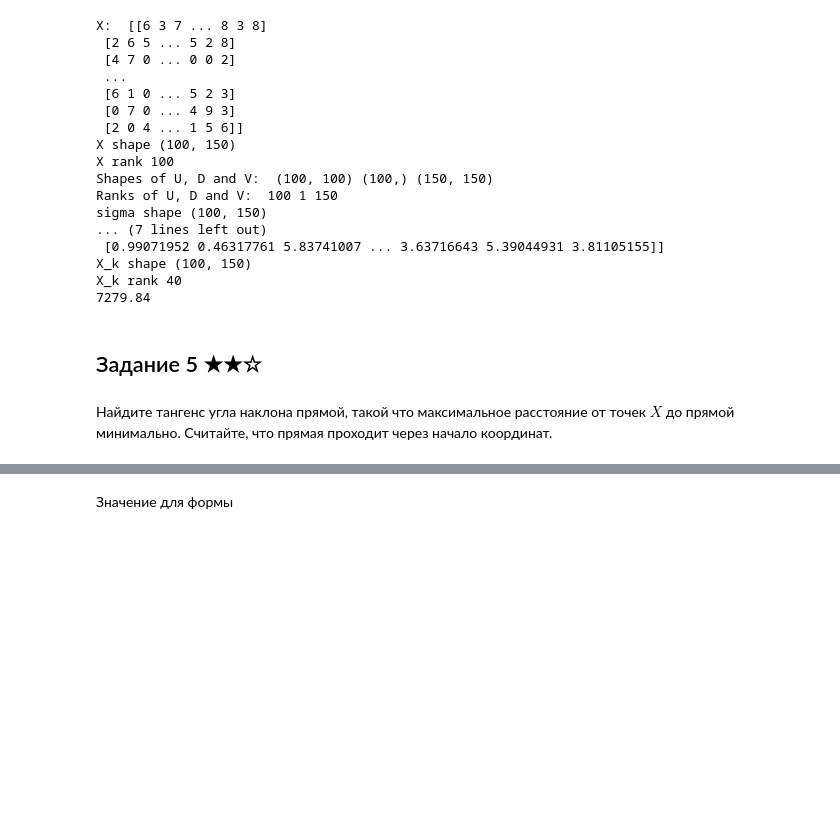
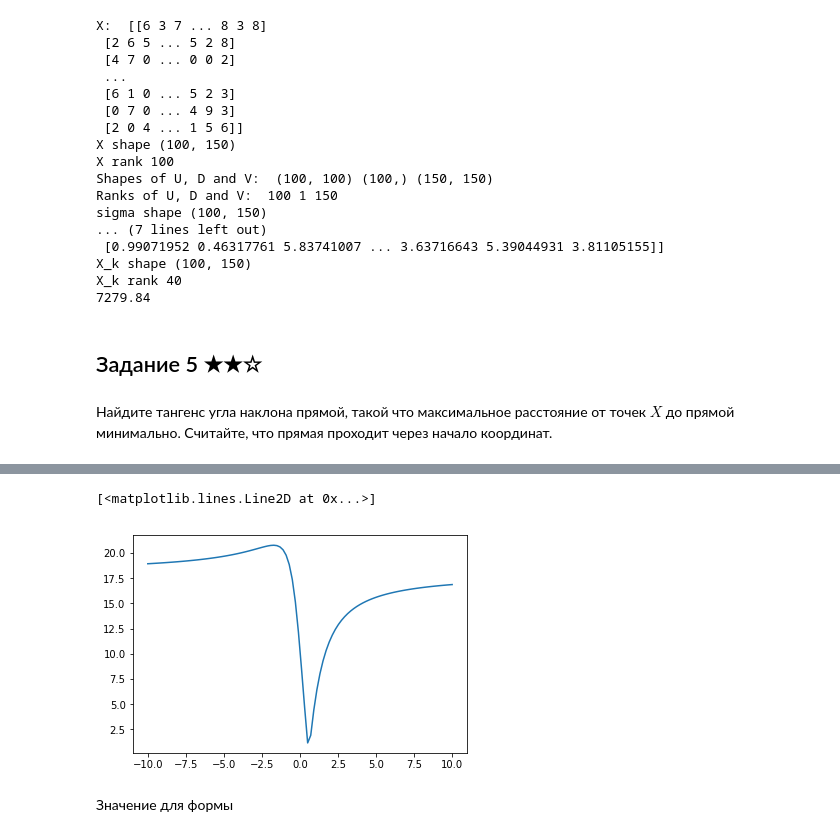
Before and after one commit to Emilien-mipt/DMIA_Industry, a Jupyter notebook: hw01/NumPy_SciPy_task.ipynb, the cells around one changed output, grey strips where cells are left out. Drawn from its saved outputs; the diff is of its cells as text; code cells hidden in the pictures; blank space fills up the shorter version.

```diff
--- a/hw01/NumPy_SciPy_task.ipynb
+++ b/hw01/NumPy_SciPy_task.ipynb
@@ -296,4 +341,12 @@ def function_5(points):
     return res.x[0]
+# %%
+def f(k):
+    return np.absolute(k*17.99-10.38)/np.sqrt(k**2+1)
+k = np.linspace(-10, 10, 100)
+plt.plot(k, f(k))
+# %% [output]
+[<matplotlib.lines.Line2D at 0x...>]
+[figure, added]
 # %% [markdown]
 Значение для формы
 # %%
```
Also changed, not shown: parts of 9 cells of this notebook, 2 other files.
